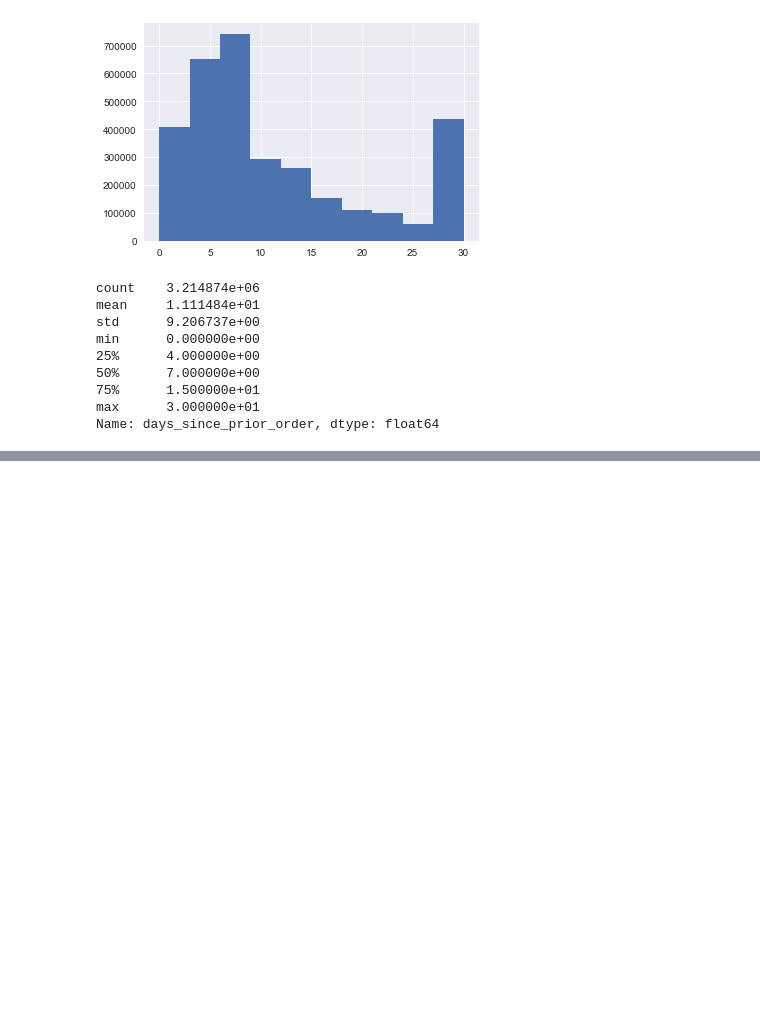
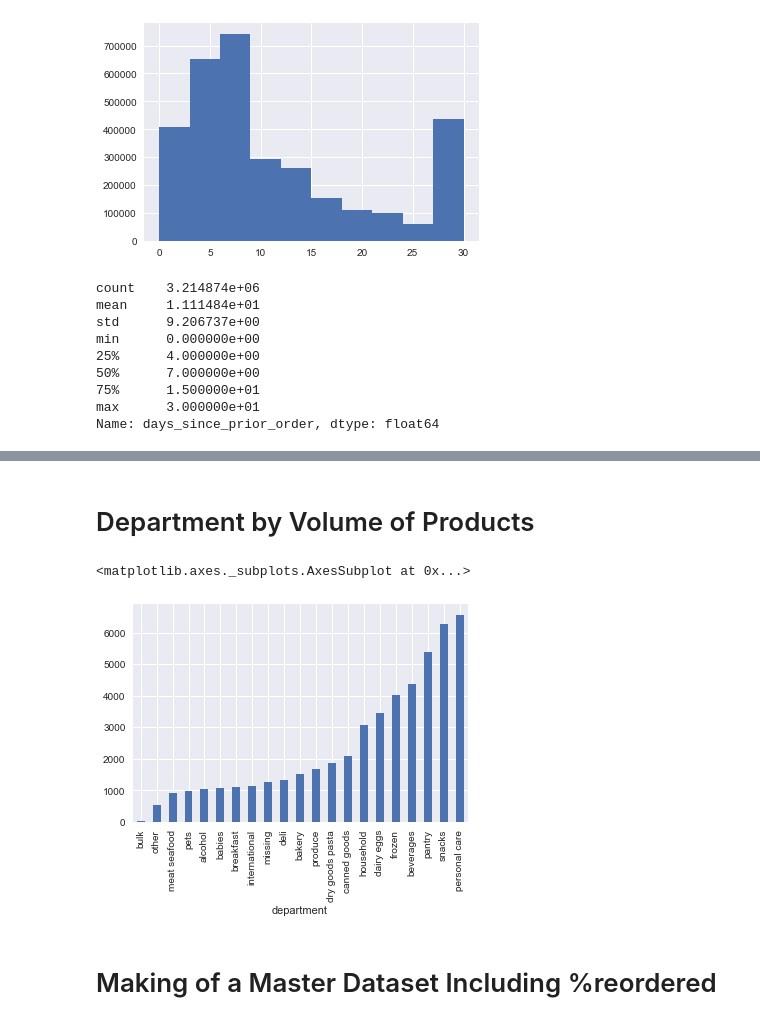
Before and after one commit to andrewcmilne/capstone1_instaCart, a Jupyter notebook: instaCart1.ipynb, the cells around one changed output, grey strips where cells are left out. Saved outputs shown, nothing was run; the diff lists cells and outputs as text; code cells hidden in the pictures; blank space fills up the shorter version.

```diff
--- a/instaCart1.ipynb
+++ b/instaCart1.ipynb
@@ -255,3 +170,13 @@ sns.barplot(x='product_id',y='add_to_cart_order',data=test)
+# %% [markdown]
+# Department by Volume of Products
+# %%
+ProductVolume= dfShelves.groupby(['department']).size().sort_values()
+ProductVolume.plot(kind='bar')
+# %% [output]
+<matplotlib.axes._subplots.AxesSubplot at 0x...>
+[figure, added]
+# %% [markdown]
+# Making of a Master Dataset Including %reordered
 # %%
 dfreOrder = dfShelves.merge(dfOrdersPrior)
 dfreOrder.head(5)
```
Also changed, not shown: parts of 40 cells of this notebook.
